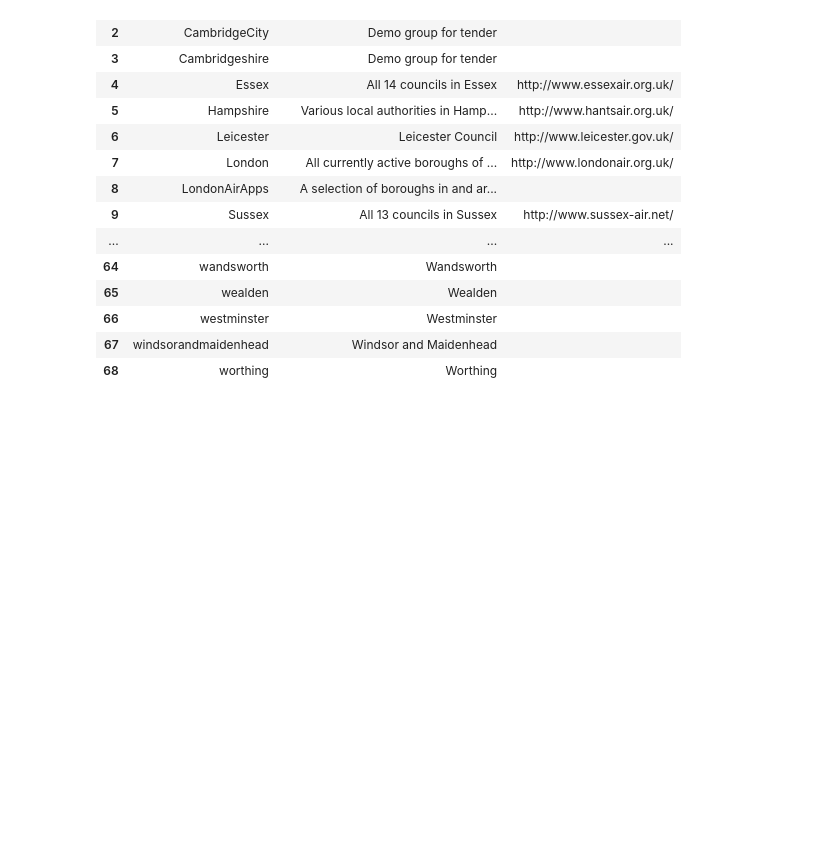
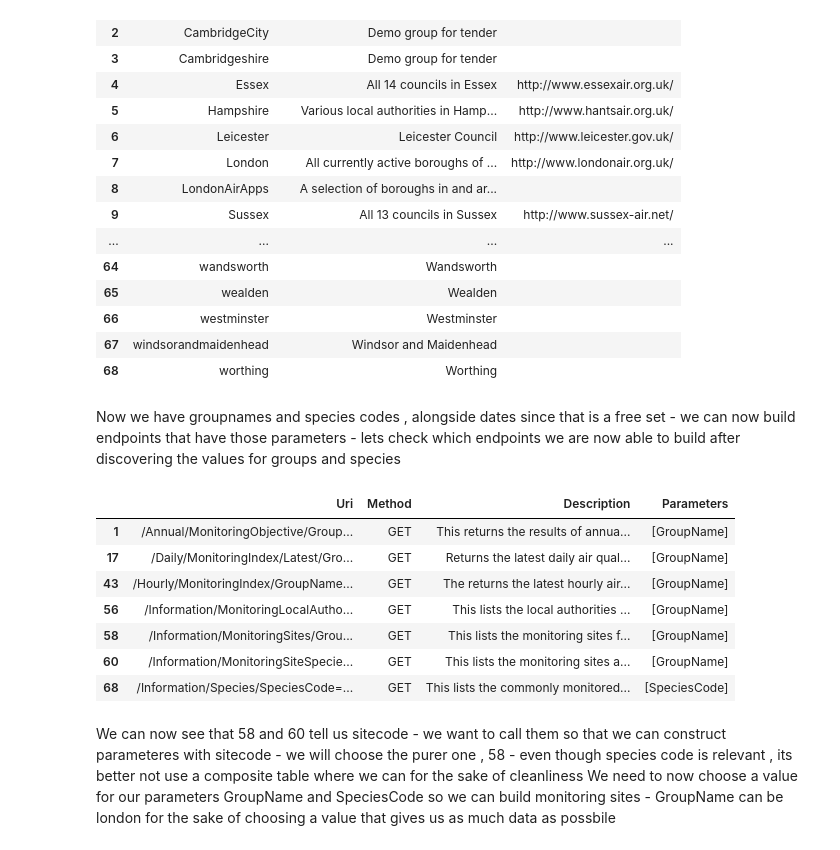
Before and after one commit to KPS25FX/london-air-quality, a Jupyter notebook: ExtractF0Z3.ipynb, the cells around one changed output. Drawn from its saved outputs; the diff is of its cells as text; code cells hidden in the pictures; blank space fills up the shorter version.

Commit message:
monitoring sites

```diff
--- a/ExtractF0Z3.ipynb
+++ b/ExtractF0Z3.ipynb
@@ -81,3 +194,30 @@ GroupsTable # This prints the table of groups
 | 66 | westminster | Westminster |  |
 | 67 | windsorandmaidenhead | Windsor and Maidenhead |  |
 | 68 | worthing | Worthing |  |
+# %% [markdown]
+Now we have groupnames and species codes , alongside dates since that is a free set - we can now build endpoints that have those parameters - lets check which endpoints we are now able to build after discovering the values for groups and species
+# %%
+Known = {"GroupName", "SpeciesCode", "StartDate", "EndDate"}
+JsonEndpoints[JsonEndpoints["Parameters"].apply(lambda P: len(P) > 0 and set(P) <= Known)]
+
+# .apply runs a function on every cell of a column.
+# Here the function is a lambda whose input P is one cell
+# of the Parameters column, which is the list of parameters
+# an endpoint needs. For each list, the lambda checks that
+# it isn't empty and that every parameter in it is one we know.
+# Converting the list to a set ignores order, and <= means
+# "is a subset of". The result is a column of True and False
+# values, and indexing JsonEndpoints with it keeps only
+# the endpoints we can now call.
+# %% [output]
+|  | Uri | Method | Description | Parameters |
+| 1 | /Annual/MonitoringObjective/Group... | GET | This returns the results of annua... | [GroupName] |
+| 17 | /Daily/MonitoringIndex/Latest/Gro... | GET | Returns the latest daily air qual... | [GroupName] |
+| 43 | /Hourly/MonitoringIndex/GroupName... | GET | The returns the latest hourly air... | [GroupName] |
+| 56 | /Information/MonitoringLocalAutho... | GET | This lists the local authorities ... | [GroupName] |
+| 58 | /Information/MonitoringSites/Grou... | GET | This lists the monitoring sites f... | [GroupName] |
+| 60 | /Information/MonitoringSiteSpecie... | GET | This lists the monitoring sites a... | [GroupName] |
+| 68 | /Information/Species/SpeciesCode=... | GET | This lists the commonly monitored... | [SpeciesCode] |
+# %% [markdown]
+We can now see that 58 and 60 tell us sitecode - we want to call them so that we can construct parameteres with sitecode - we will choose the purer one , 58 - even though species code is relevant , its better not use a composite table where we can for the sake of cleanliness
+We need to now choose a value for our parameters GroupName and SpeciesCode so we can build monitoring sites - GroupName can be london for the sake of choosing a value that gives us as much data as possbile
```
Also changed, not shown: parts of 9 cells of this notebook.
